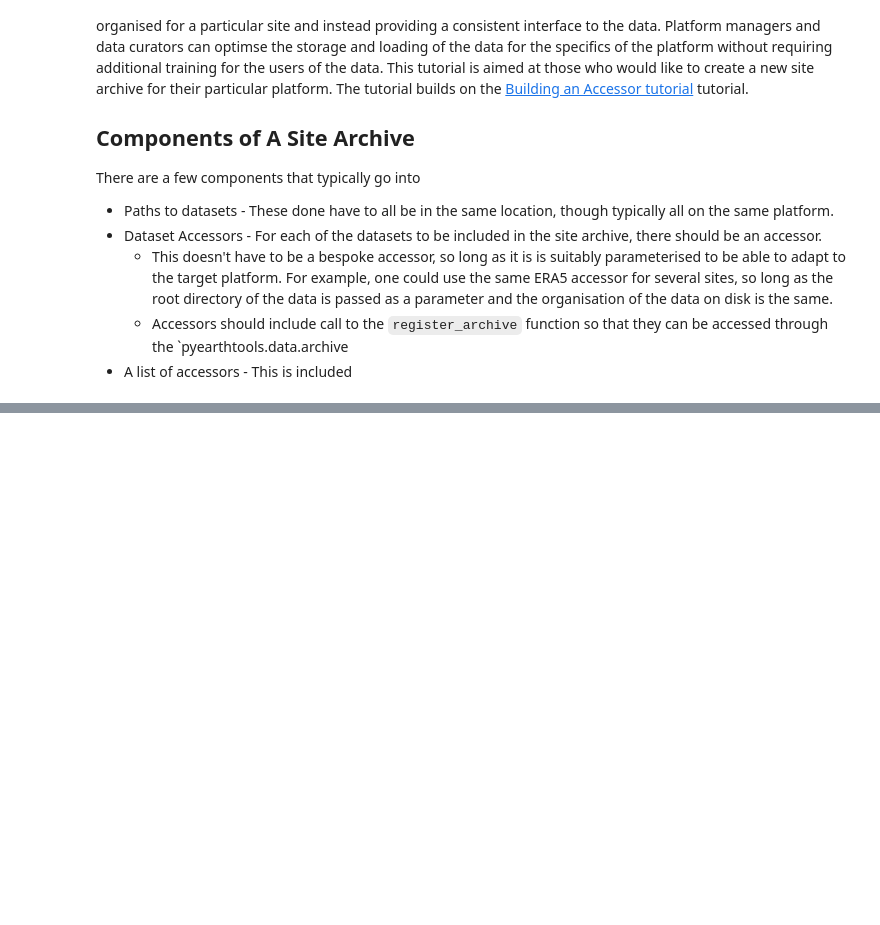
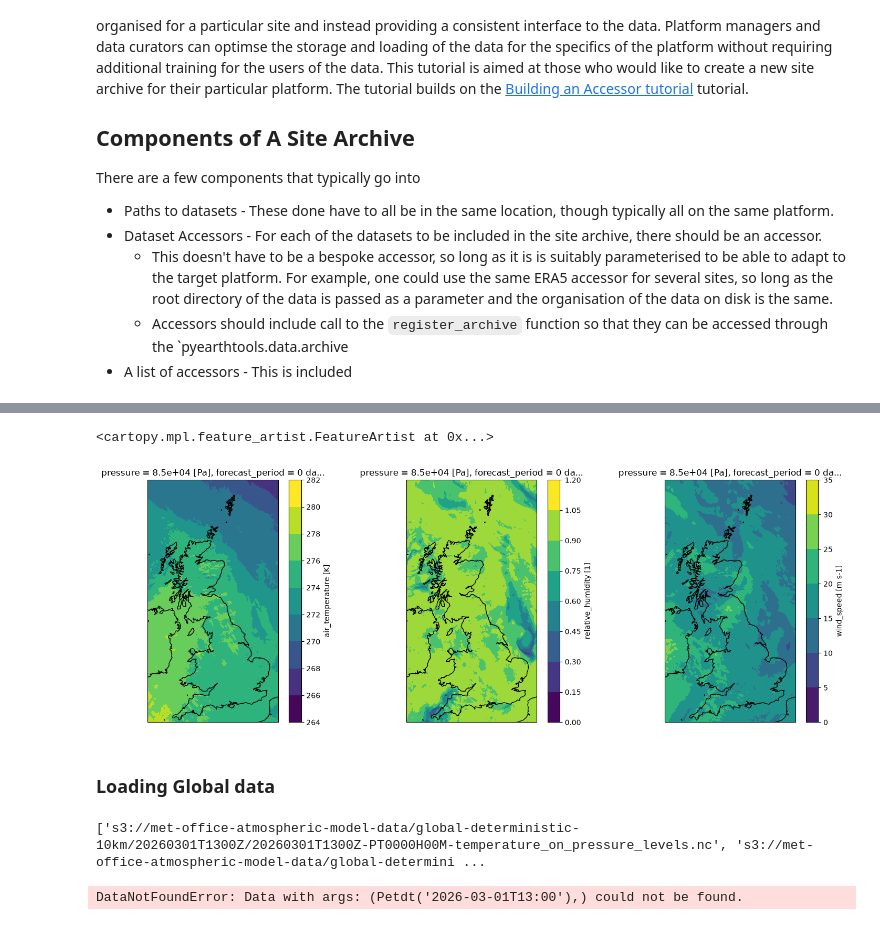
Before and after one commit to stevehadd/PyEarthTools, a Jupyter notebook: docs/notebooks/data/BuildingASiteArchive.ipynb, the cells around one changed output, grey strips where cells are left out. Saved outputs shown, nothing was run; the diff lists cells and outputs as text; code cells hidden in the pictures; blank space fills up the shorter version.

Commit message:
working versions of building accessor and site archvie tutorials.

```diff
--- a/docs/notebooks/data/BuildingASiteArchive.ipynb
+++ b/docs/notebooks/data/BuildingASiteArchive.ipynb
@@ -16,0 +41,11 @@ There are a few components that typically go into
+# %%
+var_list = [
+    'temperature_on_pressure_levels',
+    'relative_humidity_on_pressure_levels',
+    'wind_speed_on_pressure_levels',
+    'wind_direction_on_pressure_levels',
+]
+# %%
+ukv_accessor = pyearthtools.data.archive.MOUKV(var_list)
+# %%
+sample_data_ukv = ukv_accessor['2026-03-01 13:00']
@@ -16,0 +89,32 @@ There are a few components that typically go into
+# %%
+data_projection = cartopy.crs.LambertAzimuthalEqualArea(central_latitude=54.9, central_longitude=-2.5, false_easting=0.0, false_northing=0.0)
+# %%
+fig1 = matplotlib.pyplot.figure(figsize=(18,6))
+# plot temperature at 850hpa pressure level
+ax1 = fig1.add_subplot(1,3,1,projection=cartopy.crs.OSGB() )
+sample_data_ukv.sel({'pressure':85000})['air_temperature'][0].plot.contourf(
+    ax=ax1,
+    transform=data_projection,
+)
+ax1.coastlines()
+
+
+ax1 = fig1.add_subplot(1,3,2,projection=cartopy.crs.OSGB() )
+
+sample_data_ukv.sel({'pressure':85000})['relative_humidity'][0].plot.contourf(
+    ax=ax1,
+    transform=data_projection,
+)
+ax1.coastlines()
+
+ax1 = fig1.add_subplot(1,3,3,projection=cartopy.crs.OSGB() )
+sample_data_ukv.sel({'pressure':85000})['wind_speed'][0].plot.contourf(
+    ax=ax1,
+    transform=data_projection,
+)
+ax1.coastlines()
+# %% [output]
+<cartopy.mpl.feature_artist.FeatureArtist at 0x...>
+[figure, added]
+# %% [markdown]
+### Loading Global data
@@ -16,0 +123,5 @@ There are a few components that typically go into
+# %%
+sample_data_moglobal = moglobal_accessor['2026-03-01 13:00']
+# %% [output]
+['s3://met-office-atmospheric-model-data/global-deterministic-10km/20260301T1300Z/20260301T1300Z-PT0000H00M-temperature_on_pressure_levels.nc', 's3://met-office-atmospheric-model-data/global-determini ...
+DataNotFoundError: Data with args: (Petdt('2026-03-01T13:00'),) could not be found.
```
Also changed, not shown: parts of 9 cells of this notebook, 1 other file.
